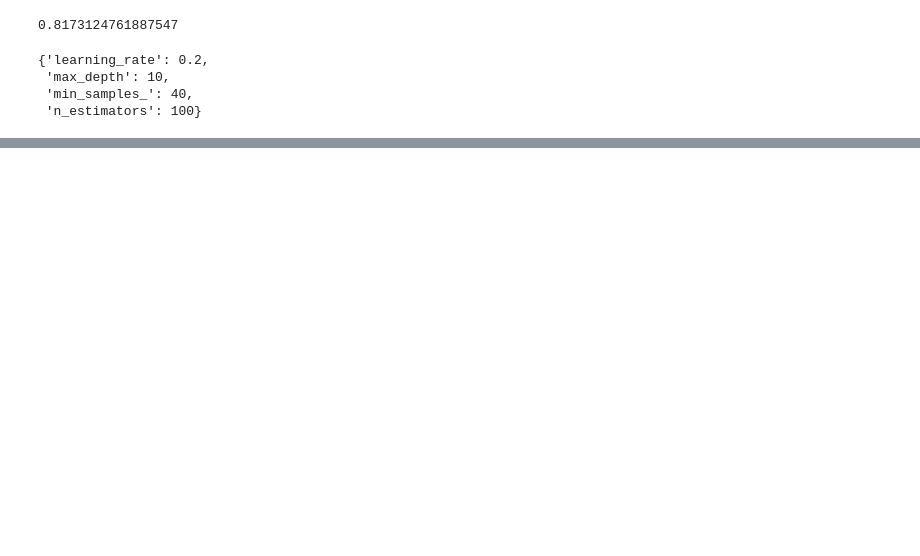
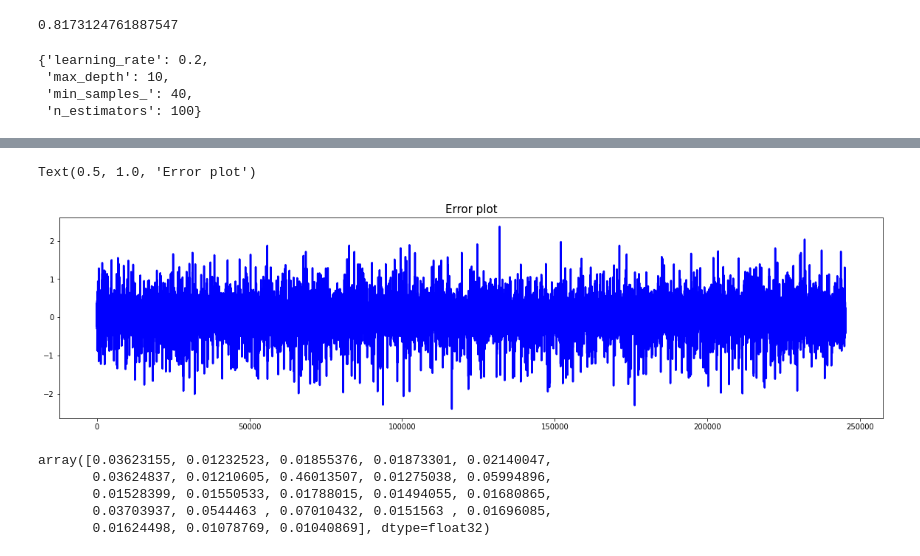
Before and after one commit to shreesha2304/NYC-Taxi-Trip-Time-Prediction, a Jupyter notebook: NYC_Taxi_Trip_Time_Prediction_Capstone_Project.ipynb, the cells around one changed output, grey strips where cells are left out. Cells and saved outputs as stored; diff of their text form; code cells hidden in the pictures; blank space fills up the shorter version.

```diff
--- a/NYC_Taxi_Trip_Time_Prediction_Capstone_Project.ipynb
+++ b/NYC_Taxi_Trip_Time_Prediction_Capstone_Project.ipynb
@@ -1255,0 +1354,10 @@ from sklearn.model_selection import GridSearchCV
+# %%
+# plotting the error
+plt.figure(figsize=(20,5))
+c= [i for i in range(0, len(y_test))]
+
+plt.plot(c, y_test-y_pred_test, color='blue', linewidth=2.5, linestyle='-')
+plt.title('Error plot', fontsize=15)
+# %% [output]
+Text(0.5, 1.0, 'Error plot')
+[figure, added]
@@ -1255,0 +1366,8 @@ from sklearn.model_selection import GridSearchCV
+# %%
+best_xgb.feature_importances_
+# %% [output]
+array([0.03623155, 0.01232523, 0.01855376, 0.01873301, 0.02140047,
+       0.03624837, 0.01210605, 0.46013507, 0.01275038, 0.05994896,
+       0.01528399, 0.01550533, 0.01788015, 0.01494055, 0.01680865,
+       0.03703937, 0.0544463 , 0.07010432, 0.0151563 , 0.01696085,
+       0.01624498, 0.01078769, 0.01040869], dtype=float32)
```
Also changed, not shown: parts of 26 cells of this notebook.
